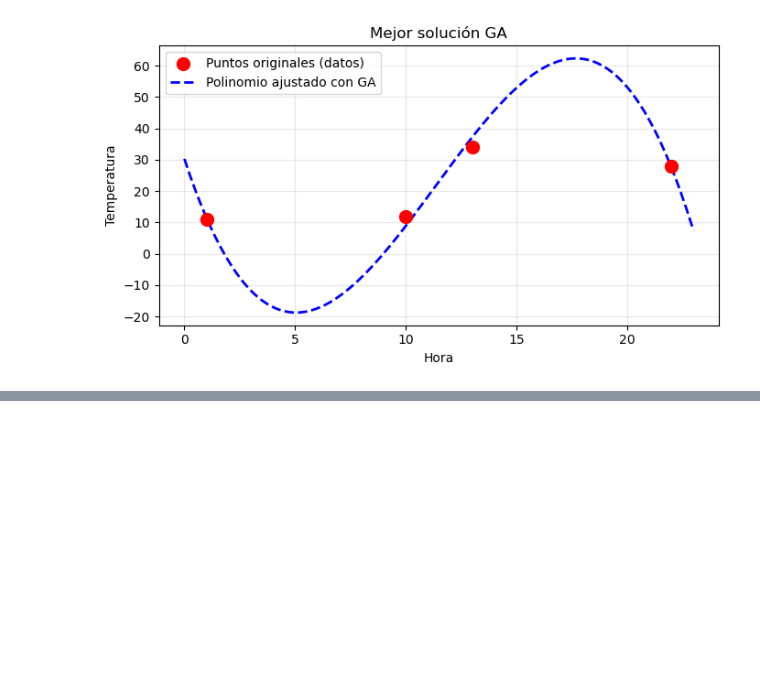
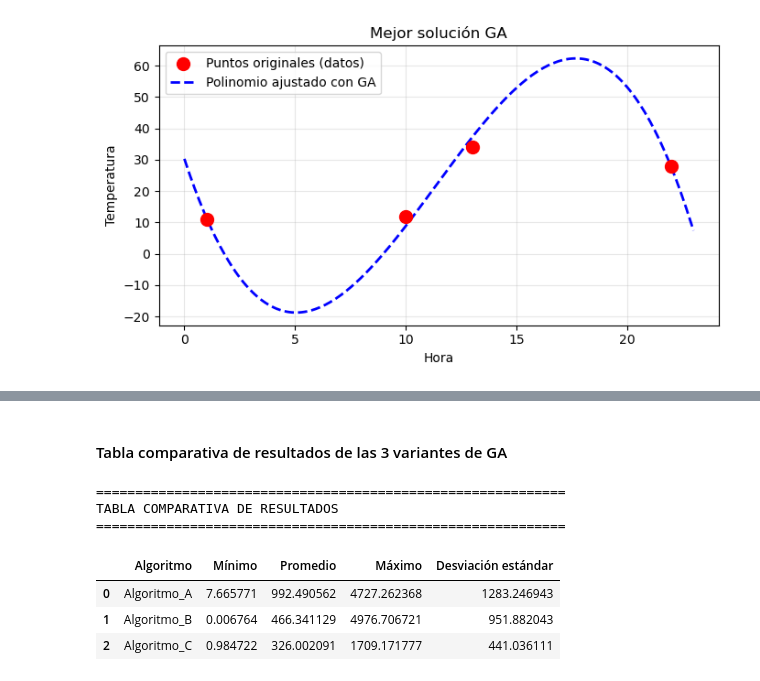
Before and after one commit to arigarmendia/algoritmos-evolutivos, a Jupyter notebook: notebooks/optimizacion_ga.ipynb, the cells around one changed output, grey strips where cells are left out. Drawn from its saved outputs; the diff is of its cells as text; code cells hidden in the pictures; blank space fills up the shorter version.

```diff
--- a/notebooks/optimizacion_ga.ipynb
+++ b/notebooks/optimizacion_ga.ipynb
@@ -262,0 +257,25 @@ TABLA DE COMPARACIÓN
+# %% [markdown]
+#### Tabla comparativa de resultados de las 3 variantes de GA
+# %%
+# --- 8. Armamos una tabla comparativa ---
+data = {
+    'Algoritmo': ['Algoritmo_A', 'Algoritmo_B', 'Algoritmo_C'],
+    'Mínimo': [np.min(errors_A), np.min(errors_B), np.min(errors_C)],
+    'Promedio': [np.mean(errors_A), np.mean(errors_B), np.mean(errors_C)],
+    'Máximo': [np.max(errors_A), np.max(errors_B), np.max(errors_C)],
+    'Desviación estándar': [np.std(errors_A), np.std(errors_B), np.std(errors_C)]
+}
+df = pd.DataFrame(data)
+print("\n" + "="*60)
+print("TABLA COMPARATIVA DE RESULTADOS")
+print("="*60)
+# print(df.to_string(index=False))
+df.head()
+# %% [output]
+============================================================
+TABLA COMPARATIVA DE RESULTADOS
+============================================================
+|  | Algoritmo | Mínimo | Promedio | Máximo | Desviación estándar |
+| 0 | Algoritmo_A | 7.665771 | 992.490562 | 4727.262368 | 1283.246943 |
+| 1 | Algoritmo_B | 0.006764 | 466.341129 | 4976.706721 | 951.882043 |
+| 2 | Algoritmo_C | 0.984722 | 326.002091 | 1709.171777 | 441.036111 |
```
Also changed, not shown: parts of 26 cells of this notebook.
